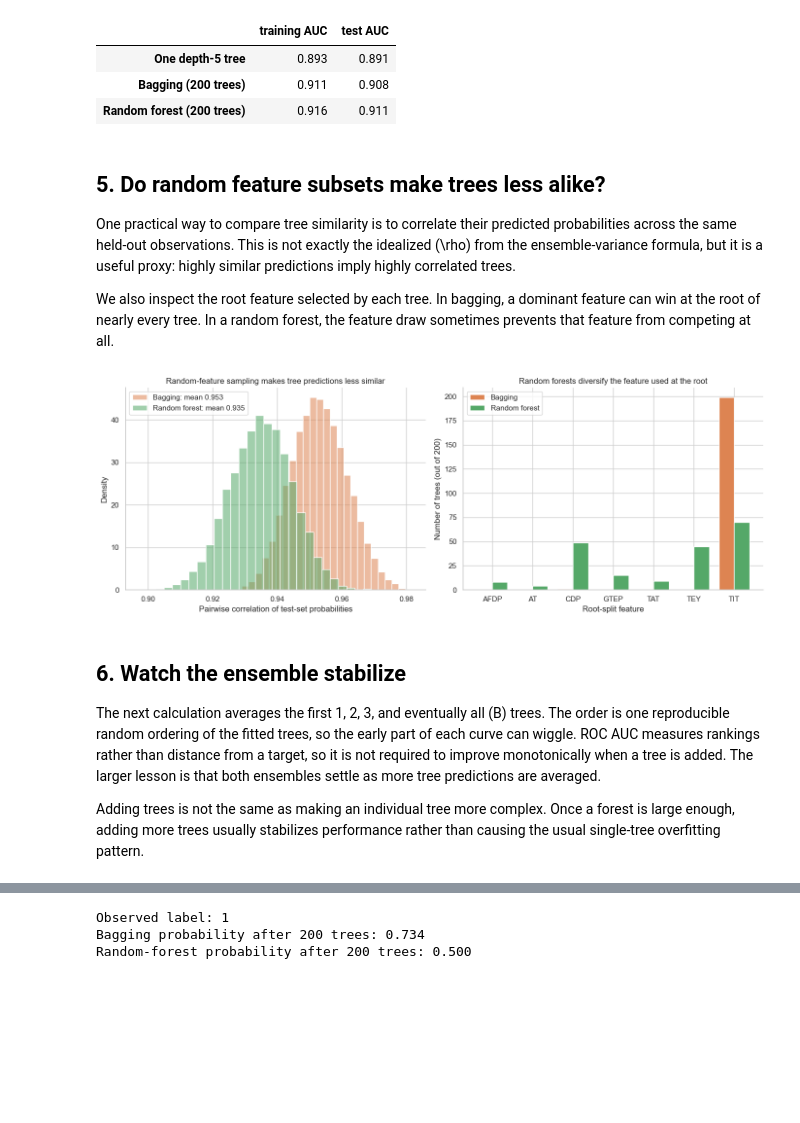
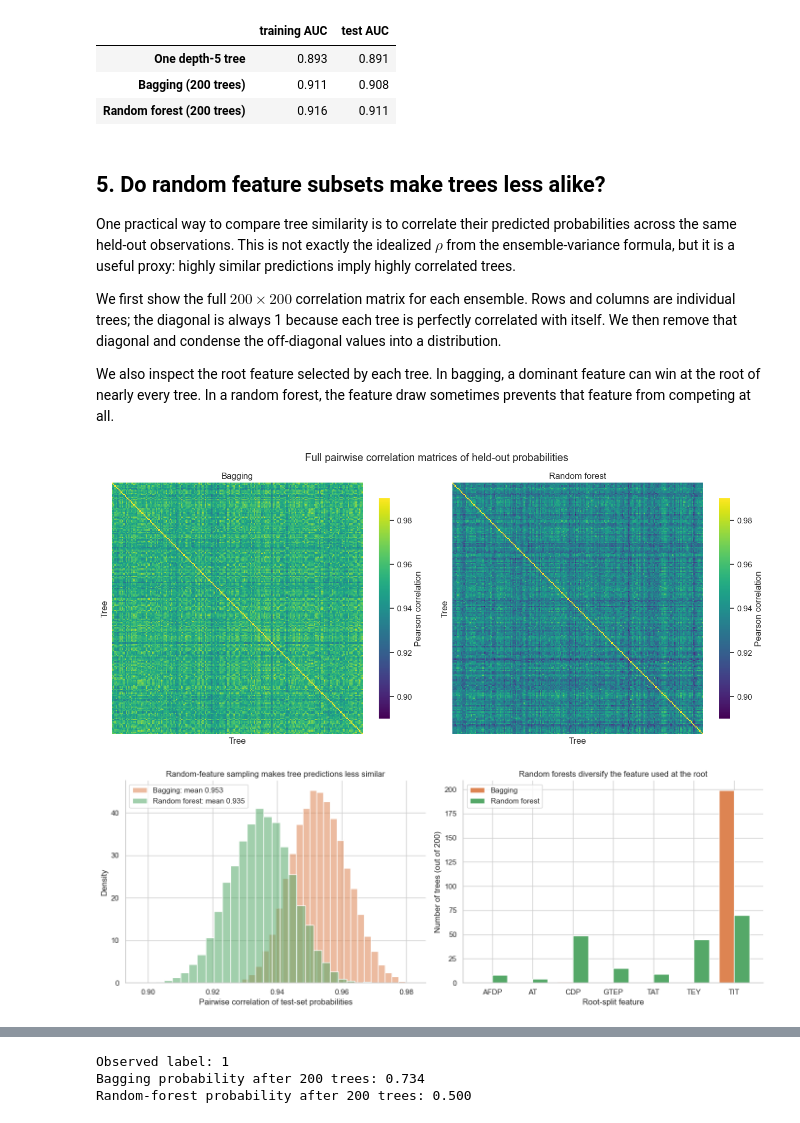
Before and after one commit to changyaochen/MECE4520, a Jupyter notebook: site/tree-based/05-random-forests.ipynb, the cells around one changed output, grey strips where cells are left out. Cells and saved outputs as stored; diff of their text form; code cells hidden in the pictures; blank space fills up the shorter version.

Commit message:
Refine bagging and random forest notebooks

```diff
--- a/site/tree-based/05-random-forests.ipynb
+++ b/site/tree-based/05-random-forests.ipynb
@@ -212,7 +212,9 @@ comparison.round(3)
 # %% [markdown]
 ## 5. Do random feature subsets make trees less alike?
 
-One practical way to compare tree similarity is to correlate their predicted probabilities across the same held-out observations. This is not exactly the idealized \(\rho\) from the ensemble-variance formula, but it is a useful proxy: highly similar predictions imply highly correlated trees.
+One practical way to compare tree similarity is to correlate their predicted probabilities across the same held-out observations. This is not exactly the idealized $\rho$ from the ensemble-variance formula, but it is a useful proxy: highly similar predictions imply highly correlated trees.
+
+We first show the full $200 \times 200$ correlation matrix for each ensemble. Rows and columns are individual trees; the diagonal is always 1 because each tree is perfectly correlated with itself. We then remove that diagonal and condense the off-diagonal values into a distribution.
 
 We also inspect the root feature selected by each tree. In bagging, a dominant feature can win at the root of nearly every tree. In a random forest, the feature draw sometimes prevents that feature from competing at all.
 # %%
@@ -232,6 +234,19 @@ def individual_tree_probabilities(*, model: Any, X: pd.DataFrame) -> np.ndarray:
     )
 
 
+def tree_correlation_matrix(*, probabilities: np.ndarray) -> np.ndarray:
+    """Calculate the correlation matrix among ensemble trees.
+
+    Args:
+        probabilities: One predicted-probability column per tree.
+
+    Returns:
+        A square matrix whose entry (i, j) is the correlation between
+        tree i and tree j across the held-out observations.
+    """
+    return np.corrcoef(probabilities, rowvar=False)
+
+
 def pairwise_tree_correlations(*, probabilities: np.ndarray) -> np.ndarray:
     """Return all unique pairwise correlations among ensemble trees.
 
@@ -241,7 +256,7 @@ def pairwise_tree_correlations(*, probabilities: np.ndarray) -> np.ndarray:
     Returns:
         The upper-triangle correlations, excluding the diagonal.
     """
-    correlation_matrix = np.corrcoef(probabilities, rowvar=False)
+    correlation_matrix = tree_correlation_matrix(probabilities=probabilities)
     upper_triangle = np.triu_indices_from(correlation_matrix, k=1)
     return correlation_matrix[upper_triangle]
 
@@ -262,12 +277,36 @@ def root_feature_names(*, model: Any, feature_names: list[str]) -> list[str]:
 bagging_tree_probabilities = individual_tree_probabilities(model=bagging, X=X_test)
 forest_tree_probabilities = individual_tree_probabilities(model=random_forest, X=X_test)
 
+bagging_correlation_matrix = tree_correlation_matrix(probabilities=bagging_tree_probabilities)
+forest_correlation_matrix = tree_correlation_matrix(probabilities=forest_tree_probabilities)
 bagging_correlations = pairwise_tree_correlations(probabilities=bagging_tree_probabilities)
 forest_correlations = pairwise_tree_correlations(probabilities=forest_tree_probabilities)
 
 bagging_roots = root_feature_names(model=bagging, feature_names=FEATURES)
 forest_roots = root_feature_names(model=random_forest, feature_names=FEATURES)
 # %%
+fig, axes = plt.subplots(ncols=2, figsize=(13.2, 5.8), sharex=True, sharey=True)
+for axis, matrix, title in [
+    (axes[0], bagging_correlation_matrix, "Bagging"),
+    (axes[1], forest_correlation_matrix, "Random forest"),
+]:
+    sns.heatmap(
+        matrix,
+        cmap="viridis",
+        vmin=0.89,
+        vmax=0.99,
+        square=True,
+        xticklabels=False,
+        yticklabels=False,
+        cbar_kws={"label": "Pearson correlation", "shrink": 0.83},
+        ax=axis,
+    )
+    axis.set(title=title, xlabel="Tree", ylabel="Tree")
+
+fig.suptitle("Full pairwise correlation matrices of held-out probabilities", y=0.98)
+fig.tight_layout()
+plt.show()
+
 root_order = sorted(set(bagging_roots) | set(forest_roots))
 bagging_root_counts = pd.Series(bagging_roots).value_counts().reindex(root_order, fill_value=0)
 forest_root_counts = pd.Series(forest_roots).value_counts().reindex(root_order, fill_value=0)
@@ -289,37 +328,32 @@ sns.histplot(
     stat="density",
     color=forest_color,
     alpha=0.55,
     label=f"Random forest: mean {forest_correlations.mean():.3f}",
     ax=axes[0],
 )
 axes[0].set(
     title="Random-feature sampling makes tree predictions less similar",
     xlabel="Pairwise correlation of test-set probabilities",
     ylabel="Density",
 )
 axes[0].legend()
 
 positions = np.arange(len(root_order))
 bar_width = 0.38
 axes[1].bar(positions - bar_width / 2, bagging_root_counts, width=bar_width, color=bagging_color, label="Bagging")
 axes[1].bar(positions + bar_width / 2, forest_root_counts, width=bar_width, color=forest_color, label="Random forest")
 axes[1].set(
     title="Random forests diversify the feature used at the root",
     xlabel="Root-split feature",
     ylabel=f"Number of trees (out of {N_TREES})",
     xticks=positions,
     xticklabels=root_order,
 )
 axes[1].legend()
 
 sns.despine(fig=fig)
 fig.tight_layout()
 plt.show()
 # %% [output]
-[figure, old version]
+[figure, new version]
+[figure, added]
-# %% [markdown]
-## 6. Watch the ensemble stabilize
-
-The next calculation averages the first 1, 2, 3, and eventually all \(B\) trees. The order is one reproducible random ordering of the fitted trees, so the early part of each curve can wiggle. ROC AUC measures rankings rather than distance from a target, so it is not required to improve monotonically when a tree is added. The larger lesson is that both ensembles settle as more tree predictions are averaged.
-
-Adding trees is not the same as making an individual tree more complex. Once a forest is large enough, adding more trees usually stabilizes performance rather than causing the usual single-tree overfitting pattern.
```
Also changed, not shown: parts of 4 cells of this notebook, 1 other file.
